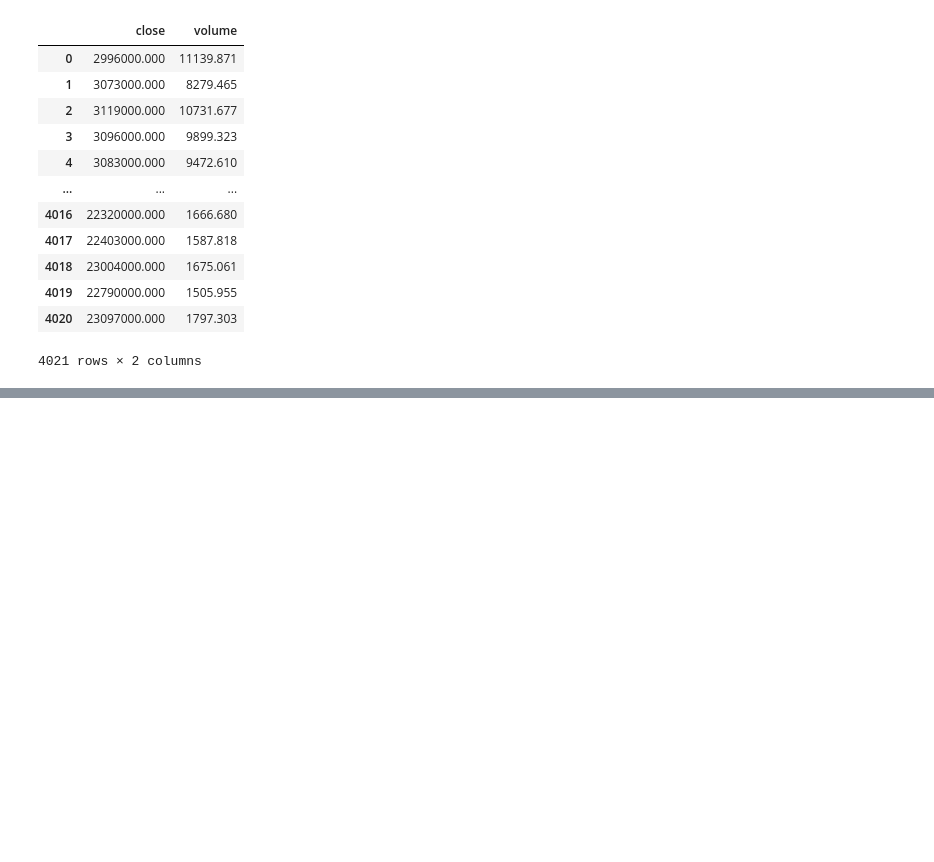
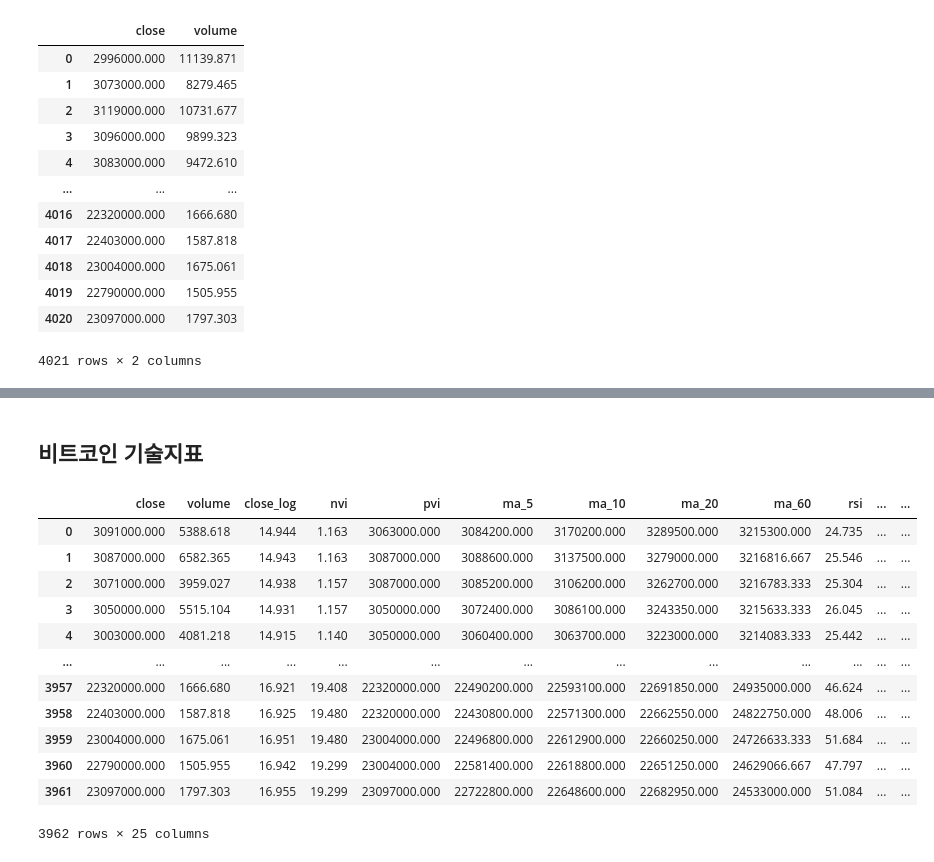
Before and after one commit to kth321/LSTM_with_cryptocurrency, a Jupyter notebook: Indicator.ipynb, the cells around one changed output, grey strips where cells are left out. Saved outputs shown, nothing was run; the diff lists cells and outputs as text; code cells hidden in the pictures; blank space fills up the shorter version.

Commit message:
Indicator

```diff
--- a/Indicator.ipynb
+++ b/Indicator.ipynb
@@ -261,0 +342,4 @@ indicator.get_nvi()
+# %%
+indicator.set_indicators()
+# %%
+res = indicator.get_res()
@@ -261,0 +408,18 @@ indicator.get_nvi()
+# %% [markdown]
+## 비트코인 기술지표
+# %%
+res[0]
+# %% [output]
+|  | close | volume | close_log | nvi | pvi | ma_5 | ma_10 | ma_20 | ma_60 | rsi | ... | ... |
+| 0 | 3091000.000 | 5388.618 | 14.944 | 1.163 | 3063000.000 | 3084200.000 | 3170200.000 | 3289500.000 | 3215300.000 | 24.735 | ... | ... |
+| 1 | 3087000.000 | 6582.365 | 14.943 | 1.163 | 3087000.000 | 3088600.000 | 3137500.000 | 3279000.000 | 3216816.667 | 25.546 | ... | ... |
+| 2 | 3071000.000 | 3959.027 | 14.938 | 1.157 | 3087000.000 | 3085200.000 | 3106200.000 | 3262700.000 | 3216783.333 | 25.304 | ... | ... |
+| 3 | 3050000.000 | 5515.104 | 14.931 | 1.157 | 3050000.000 | 3072400.000 | 3086100.000 | 3243350.000 | 3215633.333 | 26.045 | ... | ... |
+| 4 | 3003000.000 | 4081.218 | 14.915 | 1.140 | 3050000.000 | 3060400.000 | 3063700.000 | 3223000.000 | 3214083.333 | 25.442 | ... | ... |
+| ... | ... | ... | ... | ... | ... | ... | ... | ... | ... | ... | ... | ... |
+| 3957 | 22320000.000 | 1666.680 | 16.921 | 19.408 | 22320000.000 | 22490200.000 | 22593100.000 | 22691850.000 | 24935000.000 | 46.624 | ... | ... |
+| 3958 | 22403000.000 | 1587.818 | 16.925 | 19.480 | 22320000.000 | 22430800.000 | 22571300.000 | 22662550.000 | 24822750.000 | 48.006 | ... | ... |
+| 3959 | 23004000.000 | 1675.061 | 16.951 | 19.480 | 23004000.000 | 22496800.000 | 22612900.000 | 22660250.000 | 24726633.333 | 51.684 | ... | ... |
+| 3960 | 22790000.000 | 1505.955 | 16.942 | 19.299 | 23004000.000 | 22581400.000 | 22618800.000 | 22651250.000 | 24629066.667 | 47.797 | ... | ... |
+| 3961 | 23097000.000 | 1797.303 | 16.955 | 19.299 | 23097000.000 | 22722800.000 | 22648600.000 | 22682950.000 | 24533000.000 | 51.084 | ... | ... |
+3962 rows × 25 columns
```
Also changed, not shown: parts of 30 cells of this notebook.
